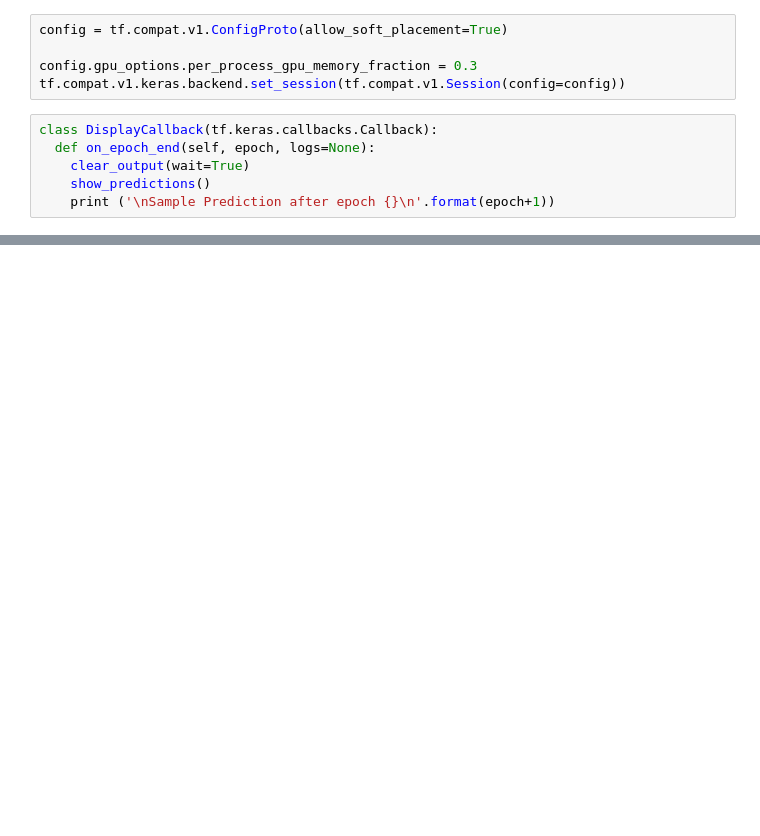
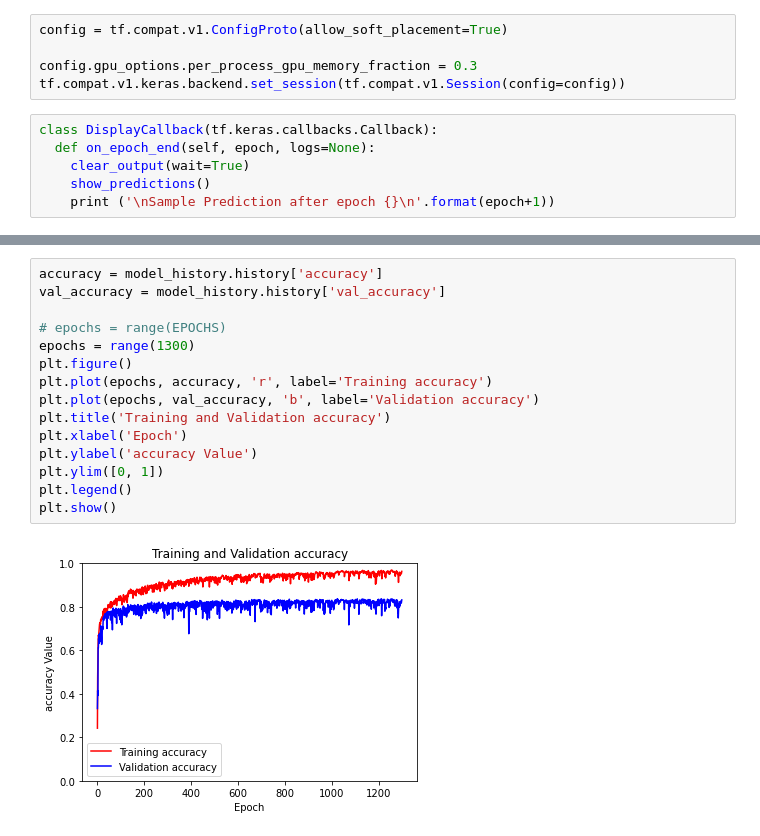
Before and after one commit to LittlematchLM/sea_ice_classification, a Jupyter notebook: train_test.ipynb, the cells around one changed output, grey strips where cells are left out. Drawn from its saved outputs; the diff is of its cells as text; blank space fills up the shorter version.

```diff
--- a/train_test.ipynb
+++ b/train_test.ipynb
@@ -521 +525,18 @@ plt.show()
+# %%
+accuracy = model_history.history['accuracy']
+val_accuracy = model_history.history['val_accuracy']
+
+# epochs = range(EPOCHS)
+epochs = range(1300)
+plt.figure()
+plt.plot(epochs, accuracy, 'r', label='Training accuracy')
+plt.plot(epochs, val_accuracy, 'b', label='Validation accuracy')
+plt.title('Training and Validation accuracy')
+plt.xlabel('Epoch')
+plt.ylabel('accuracy Value')
+plt.ylim([0, 1])
+plt.legend()
+plt.show()
+# %% [output]
+[figure, added]
 # %%
```
Also changed, not shown: parts of 14 cells of this notebook, 4 other files.
